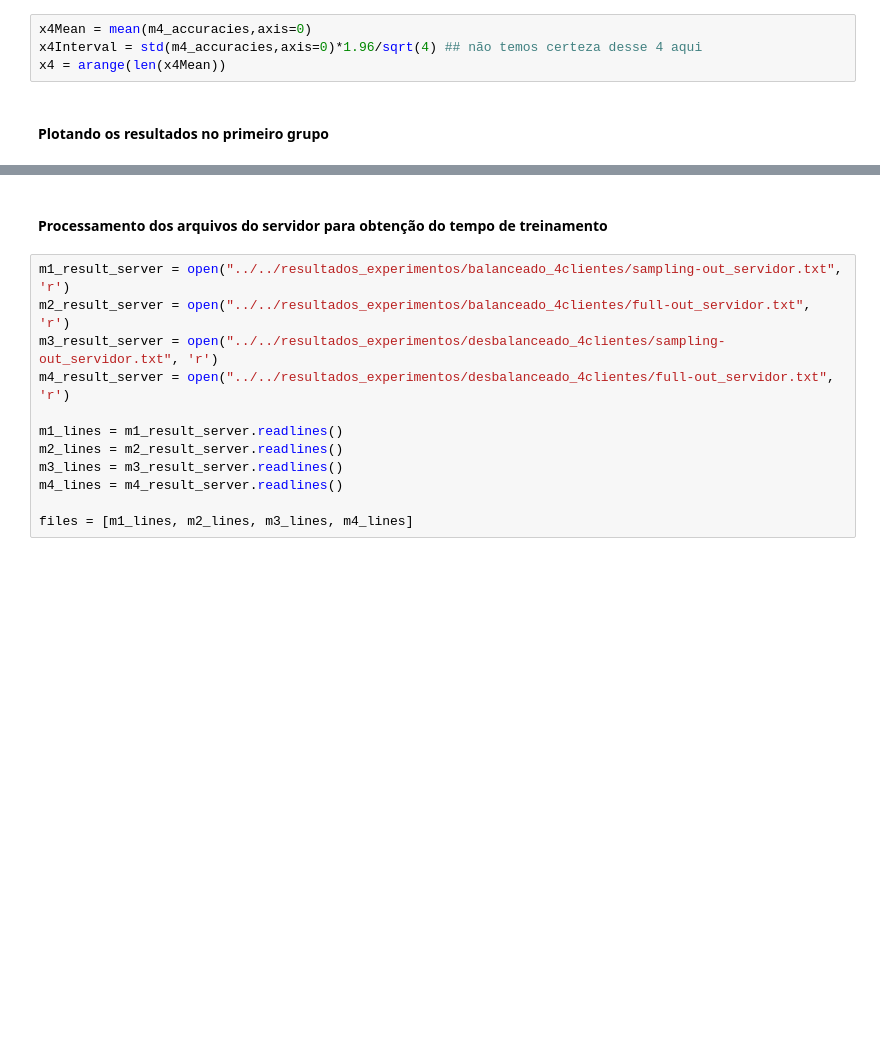
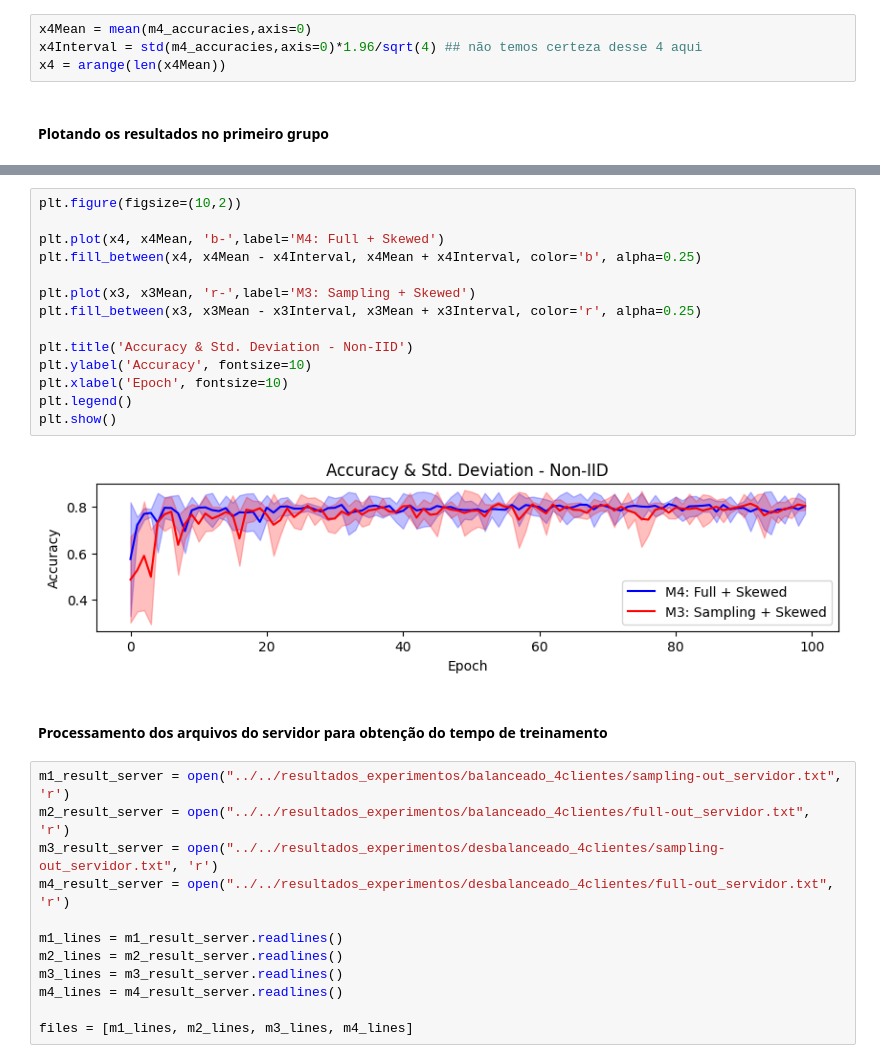
Before and after one commit to mayaragao/AFRODITE-Extens-o, a Jupyter notebook: src/results-notebooks/Resultados Extensao/results-AFRODITE_Extensao.ipynb, the cells around one changed output, grey strips where cells are left out. Saved outputs shown, nothing was run; the diff lists cells and outputs as text; blank space fills up the shorter version.

```diff
--- a/src/results-notebooks/Resultados Extensao/results-AFRODITE_Extensao.ipynb
+++ b/src/results-notebooks/Resultados Extensao/results-AFRODITE_Extensao.ipynb
@@ -160,3 +189,19 @@ plt.show()
+# %%
+plt.figure(figsize=(10,2))
+
+plt.plot(x4, x4Mean, 'b-',label='M4: Full + Skewed')
+plt.fill_between(x4, x4Mean - x4Interval, x4Mean + x4Interval, color='b', alpha=0.25)
+
+plt.plot(x3, x3Mean, 'r-',label='M3: Sampling + Skewed')
+plt.fill_between(x3, x3Mean - x3Interval, x3Mean + x3Interval, color='r', alpha=0.25)
+
+plt.title('Accuracy & Std. Deviation - Non-IID')
+plt.ylabel('Accuracy', fontsize=10)
+plt.xlabel('Epoch', fontsize=10)
+plt.legend()
+plt.show()
+# %% [output]
+[figure, added]
 # %% [markdown]
 #### Processamento dos arquivos do servidor para obtenção do tempo de treinamento
 # %%
```
Also changed, not shown: parts of 9 cells of this notebook.
